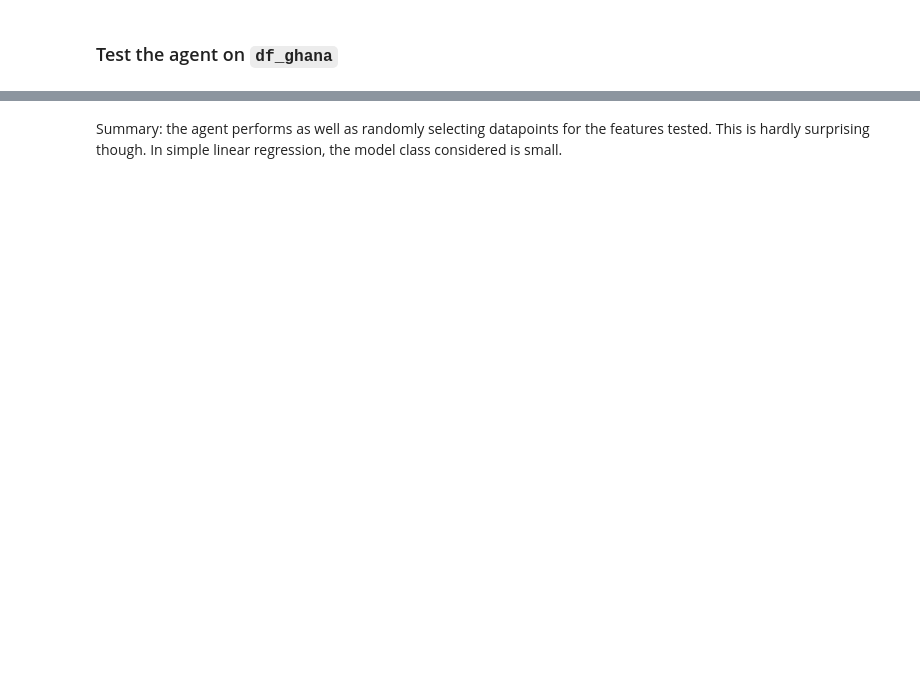
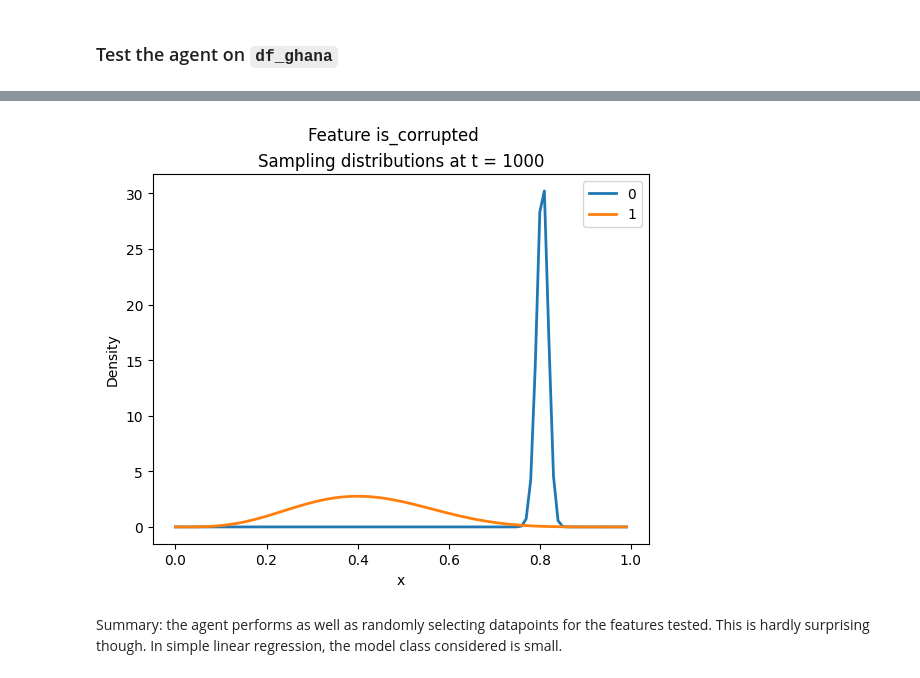
Before and after one commit to PerryChicken1/Master-Thesis, a Jupyter notebook: multi-armed-bandit.ipynb, the cells around one changed output, grey strips where cells are left out. Saved outputs shown, nothing was run; the diff lists cells and outputs as text; code cells hidden in the pictures; blank space fills up the shorter version.

```diff
--- a/multi-armed-bandit.ipynb
+++ b/multi-armed-bandit.ipynb
@@ -563,3 +798,7 @@ class bandit:
+# %%
+crafty_boi.plot_beta_dist('is_corrupted')
+# %% [output]
+[figure, added]
 # %% [markdown]
 Summary: the agent performs as well as randomly selecting datapoints for the features tested. This is hardly surprising though. In simple linear regression, the model class considered is small.
 # %%
```
Also changed, not shown: parts of 47 cells of this notebook, 3 other files.
